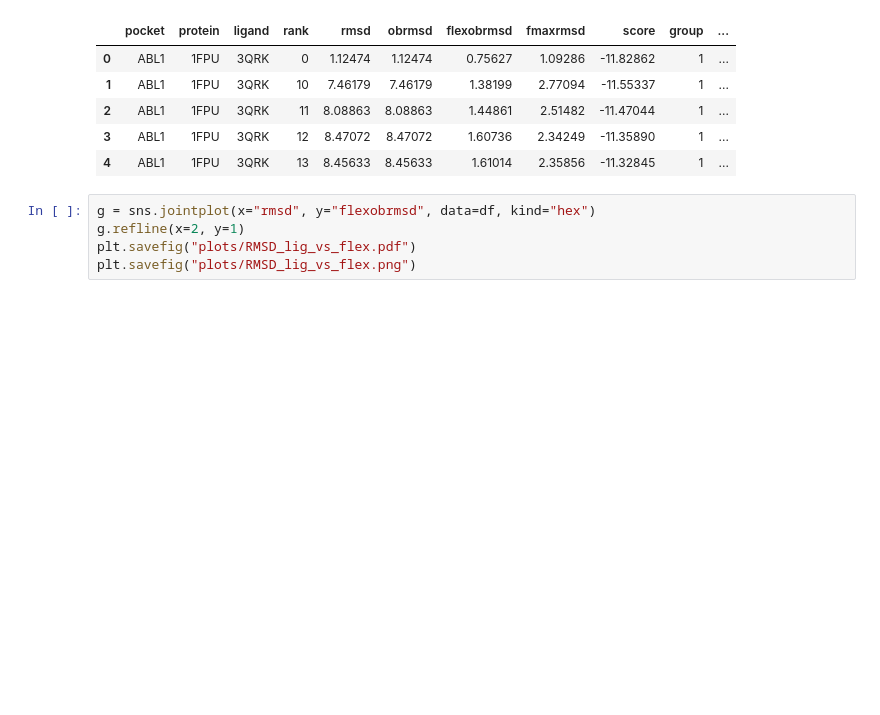
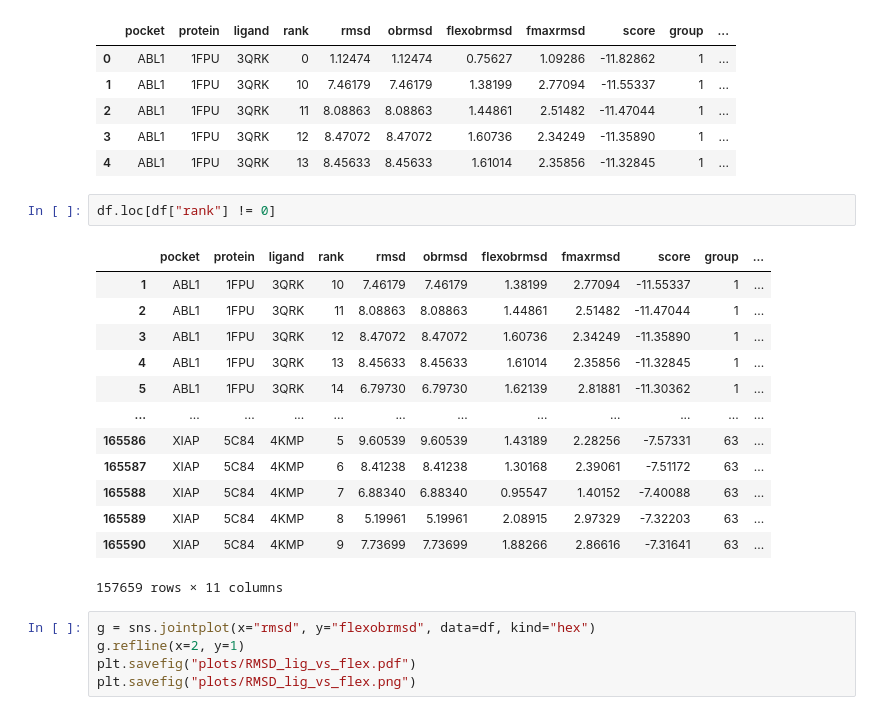
Before and after one commit to RMeli/gsoc19, a Jupyter notebook: crossdocking/cd-downsampled/analysis/annotations.ipynb, the cells around one changed output. Cells and saved outputs as stored; diff of their text form; blank space fills up the shorter version.

```diff
--- a/crossdocking/cd-downsampled/analysis/annotations.ipynb
+++ b/crossdocking/cd-downsampled/analysis/annotations.ipynb
@@ -26,6 +26,22 @@ df.head()
 | 2 | ABL1 | 1FPU | 3QRK | 11 | 8.08863 | 8.08863 | 1.44861 | 2.51482 | -11.47044 | 1 | ... |
 | 3 | ABL1 | 1FPU | 3QRK | 12 | 8.47072 | 8.47072 | 1.60736 | 2.34249 | -11.35890 | 1 | ... |
 | 4 | ABL1 | 1FPU | 3QRK | 13 | 8.45633 | 8.45633 | 1.61014 | 2.35856 | -11.32845 | 1 | ... |
+# %%
+df.loc[df["rank"] != 0]
+# %% [output]
+|  | pocket | protein | ligand | rank | rmsd | obrmsd | flexobrmsd | fmaxrmsd | score | group | ... |
+| 1 | ABL1 | 1FPU | 3QRK | 10 | 7.46179 | 7.46179 | 1.38199 | 2.77094 | -11.55337 | 1 | ... |
+| 2 | ABL1 | 1FPU | 3QRK | 11 | 8.08863 | 8.08863 | 1.44861 | 2.51482 | -11.47044 | 1 | ... |
+| 3 | ABL1 | 1FPU | 3QRK | 12 | 8.47072 | 8.47072 | 1.60736 | 2.34249 | -11.35890 | 1 | ... |
+| 4 | ABL1 | 1FPU | 3QRK | 13 | 8.45633 | 8.45633 | 1.61014 | 2.35856 | -11.32845 | 1 | ... |
+| 5 | ABL1 | 1FPU | 3QRK | 14 | 6.79730 | 6.79730 | 1.62139 | 2.81881 | -11.30362 | 1 | ... |
+| ... | ... | ... | ... | ... | ... | ... | ... | ... | ... | ... | ... |
+| 165586 | XIAP | 5C84 | 4KMP | 5 | 9.60539 | 9.60539 | 1.43189 | 2.28256 | -7.57331 | 63 | ... |
+| 165587 | XIAP | 5C84 | 4KMP | 6 | 8.41238 | 8.41238 | 1.30168 | 2.39061 | -7.51172 | 63 | ... |
+| 165588 | XIAP | 5C84 | 4KMP | 7 | 6.88340 | 6.88340 | 0.95547 | 1.40152 | -7.40088 | 63 | ... |
+| 165589 | XIAP | 5C84 | 4KMP | 8 | 5.19961 | 5.19961 | 2.08915 | 2.97329 | -7.32203 | 63 | ... |
+| 165590 | XIAP | 5C84 | 4KMP | 9 | 7.73699 | 7.73699 | 1.88266 | 2.86616 | -7.31641 | 63 | ... |
+157659 rows × 11 columns
 # %%
 g = sns.jointplot(x="rmsd", y="flexobrmsd", data=df, kind="hex")
 g.refline(x=2, y=1)
```
Also changed, not shown: parts of 1 cell of this notebook, 2 other files.
